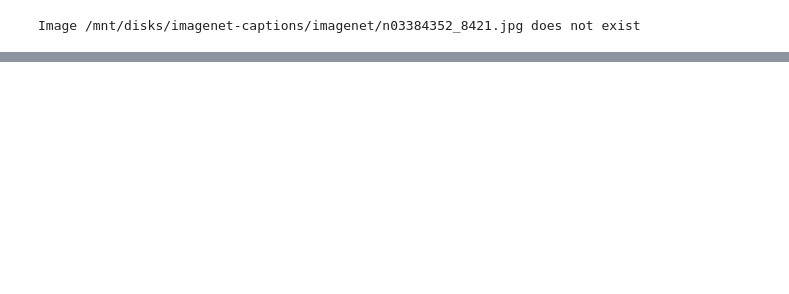
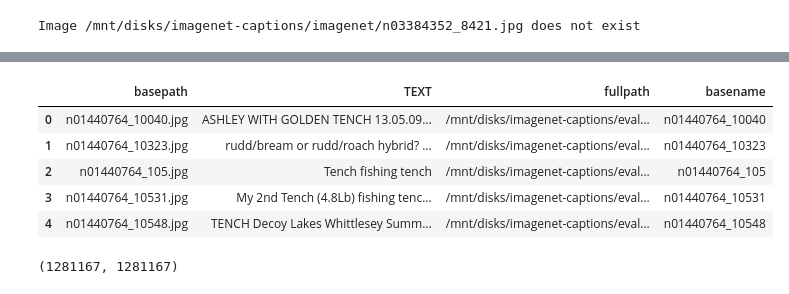
Before and after one commit to snoop2head/eval-on-laion, a Jupyter notebook: untar.ipynb, the cells around one changed output, grey strips where cells are left out. Saved outputs shown, nothing was run; the diff lists cells and outputs as text; code cells hidden in the pictures; blank space fills up the shorter version.

```diff
--- a/untar.ipynb
+++ b/untar.ipynb
@@ -74,0 +79,7 @@ Image /mnt/disks/imagenet-captions/imagenet/n03384352_8421.jpg does not exist
+# %%
+import os
+from glob import glob
+
+selected_train_files = "/mnt/disks/imagenet-captions/eval-on-laion/ilsvrc2012/ILSVRC2012_img_train_selected"
+jpg_files = glob(os.path.join(selected_train_files, "*.jpg"))
+len(jpg_files)
@@ -74,0 +92,4 @@ Image /mnt/disks/imagenet-captions/imagenet/n03384352_8421.jpg does not exist
+# %%
+import pandas as pd
+new_df = pd.DataFrame({"basepath": df["TEXT"].index, "TEXT": df["TEXT"].values})
+new_df.head()
@@ -74,0 +103,4 @@ Image /mnt/disks/imagenet-captions/imagenet/n03384352_8421.jpg does not exist
+# %%
+# rename ".JPEG" as "jpg" for basepath columns
+new_df["basepath"] = new_df["basepath"].apply(lambda x: x.replace(".JPEG", ".jpg"))
+new_df.head()
@@ -74,0 +114,4 @@ Image /mnt/disks/imagenet-captions/imagenet/n03384352_8421.jpg does not exist
+# %%
+# make new column as fullpath with selected_train_files
+new_df["fullpath"] = new_df["basepath"].apply(lambda x: os.path.join(selected_train_files, x))
+new_df.head()
@@ -74,0 +125,18 @@ Image /mnt/disks/imagenet-captions/imagenet/n03384352_8421.jpg does not exist
+# %%
+# change basepath as basename, remove basepath and extension
+new_df["basename"] = new_df["basepath"].apply(lambda x: os.path.basename(x).replace(".jpg", ""))
+new_df.head()
+# %% [output]
+|  | basepath | TEXT | fullpath | basename |
+| 0 | n01440764_10040.jpg | ASHLEY WITH GOLDEN TENCH 13.05.09... | /mnt/disks/imagenet-captions/eval... | n01440764_10040 |
+| 1 | n01440764_10323.jpg | rudd/bream or rudd/roach hybrid? ... | /mnt/disks/imagenet-captions/eval... | n01440764_10323 |
+| 2 | n01440764_105.jpg | Tench fishing tench | /mnt/disks/imagenet-captions/eval... | n01440764_105 |
+| 3 | n01440764_10531.jpg | My 2nd Tench (4.8Lb) fishing tenc... | /mnt/disks/imagenet-captions/eval... | n01440764_10531 |
+| 4 | n01440764_10548.jpg | TENCH Decoy Lakes Whittlesey Summ... | /mnt/disks/imagenet-captions/eval... | n01440764_10548 |
+# %%
+imagenet_path = "/mnt/disks/imagenet-captions/imagenet"
+cls_paths = glob(os.path.join(imagenet_path, "*.cls"))
+json_paths = glob(os.path.join(imagenet_path, "*.json"))
+len(cls_paths), len(json_paths)
+# %% [output]
+(1281167, 1281167)
```
Also changed, not shown: parts of 16 cells of this notebook.
